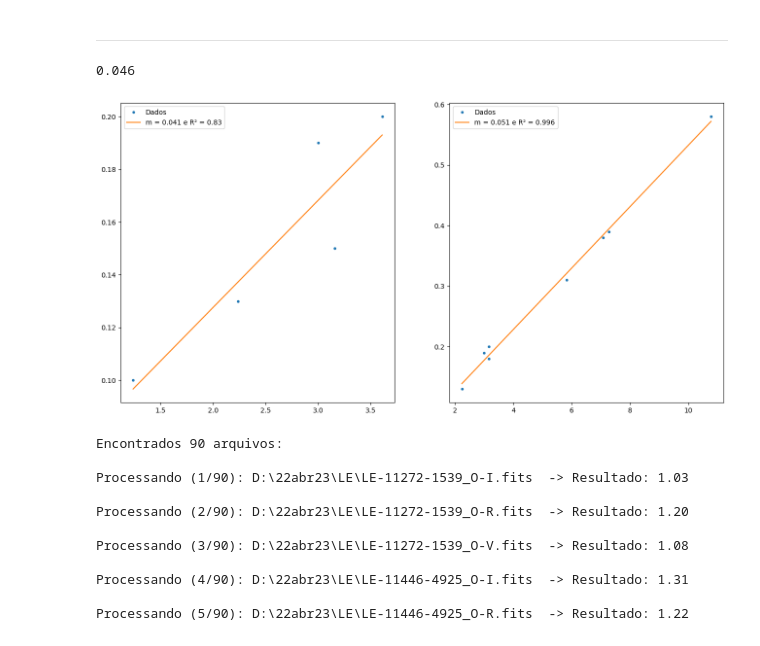
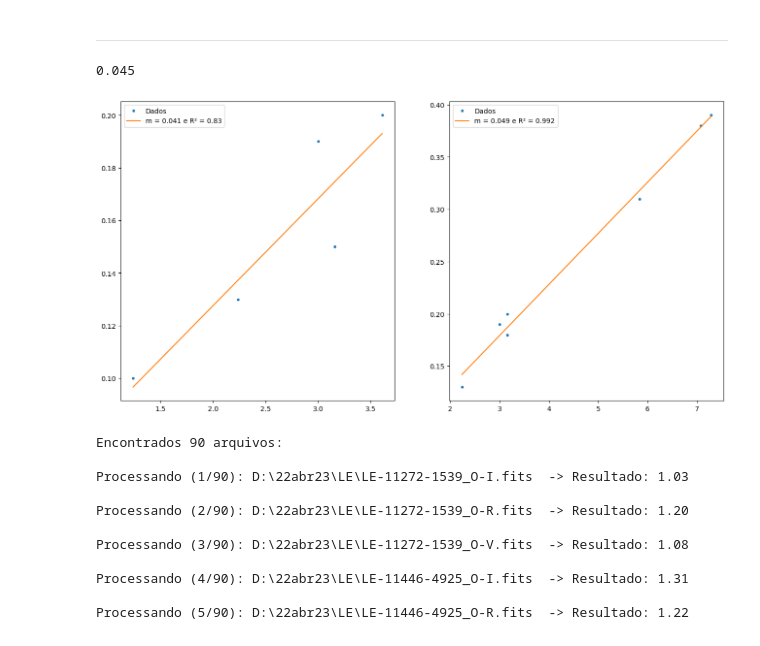
Before and after one commit to lucaspereira1342/Speckle, a Jupyter notebook: speckle_data_reduction.ipynb, the cells around one changed output. Drawn from its saved outputs; the diff is of its cells as text; code cells hidden in the pictures.

```diff
--- a/speckle_data_reduction.ipynb
+++ b/speckle_data_reduction.ipynb
@@ -1233,40 +1255,40 @@ Plate scale calc
 # %% [markdown]
 ----
 # %%
-ydata = np.array([0.13, 0.15, 0.10, 0.19, 0.20])
-xdata = np.array([2.24, 3.16, 1.24, 3, 3.61])
+ydata = np.array([ 0.13, 0.15, 0.10, 0.19, 0.20])
+xdata = np.array([ 2.24, 3.16, 1.24, 3, 3.61])
 
-ydata_02 = np.array([0.39, 0.19, 0.58, 0.20, 0.18, 0.13, 0.38, 0.31])
-xdata_02 = np.array([7.28, 3.00, 10.77, 3.16, 3.16, 2.24, 7.07, 5.83])
+ydata_02 = np.array([0.39, 0.19, 0.20, 0.18, 0.13, 0.38, 0.31])
+xdata_02 = np.array([7.28, 3.00, 3.16, 3.16, 2.24, 7.07, 5.83])
 
 coef, error, r2_score, Fij = linear_regression(xdata, ydata)
 coef_02, error_02, r2_score_02, Fij_02 = linear_regression(xdata_02, ydata_02)
 
 xcalc = np.linspace(xdata.min(), xdata.max(), 100)
 ycalc = Fij(xcalc) @ coef
 
 xcalc_02 = np.linspace(xdata_02.min(), xdata_02.max(), 100)
 ycalc_02 = Fij_02(xcalc_02) @ coef_02
 
 ep = coef[1]
 ep_02 = coef_02[1]
 ep_med = (ep + ep_02)/2
 print(f'{ep_med:.3f}')
 
 plt.figure(figsize=(16, 8))
 plt.subplot(1, 2, 1)
 plt.plot(xdata, ydata, '.', label='Dados')
 plt.plot(xcalc, ycalc, '-', label=f'm = {coef[1]:.3f} e R² = {r2_score:.2f}')
 plt.legend()
 
 plt.subplot(1, 2, 2)
 plt.plot(xdata_02, ydata_02, '.', label='Dados')
 plt.plot(xcalc_02, ycalc_02, '-', label=f'm = {coef_02[1]:.3f} e R² = {r2_score_02:.3f}')
 plt.legend()
 plt.show()
 # %% [output]
-0.046
+0.045
-[figure, old version]
+[figure, new version]
 # %%
 def listar_arquivos_diretorio(diretorio):
     """Lista apenas arquivos do diretório raiz (ignora subpastas)"""
```
Also changed, not shown: parts of 10 cells of this notebook.
